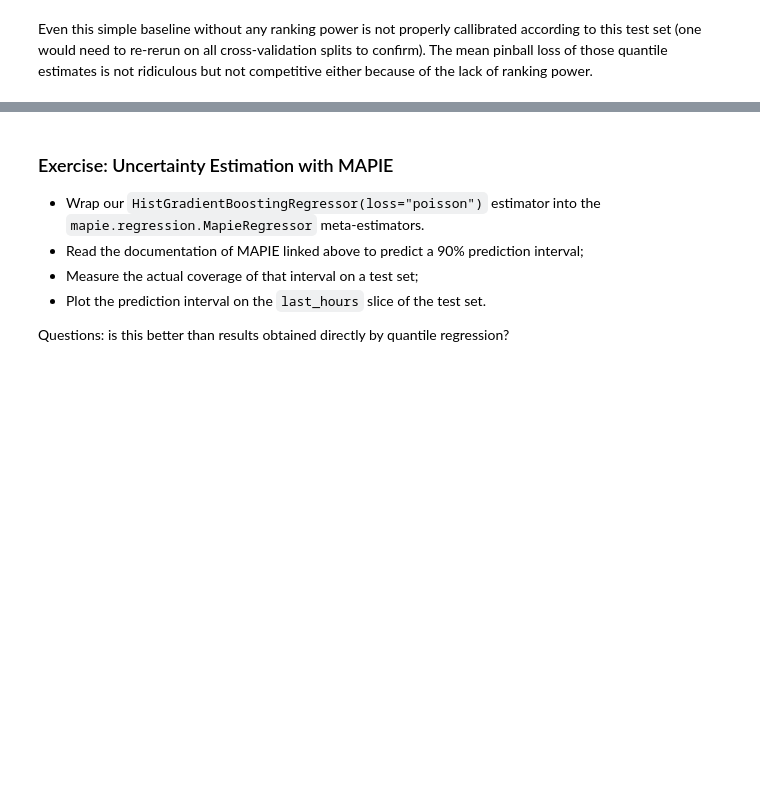
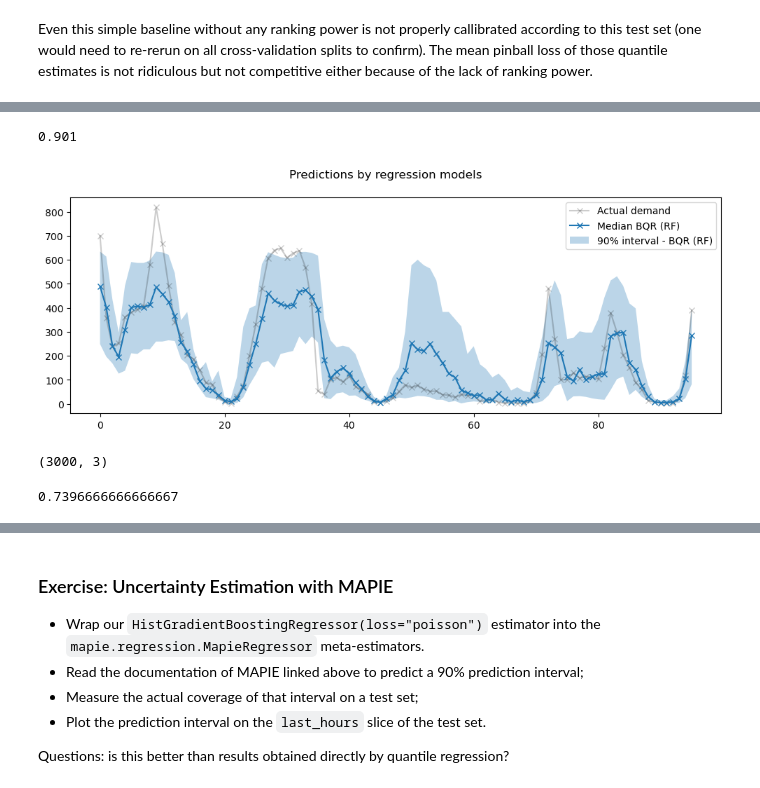
Before and after one commit to ogrisel/euroscipy-2022-time-series, a Jupyter notebook: plot_time_series_feature_engineering.ipynb, the cells around one changed output, grey strips where cells are left out. Cells and saved outputs as stored; diff of their text form; code cells hidden in the pictures; blank space fills up the shorter version.

```diff
--- a/plot_time_series_feature_engineering.ipynb
+++ b/plot_time_series_feature_engineering.ipynb
@@ -790,0 +857,47 @@ Even this simple baseline without any ranking power is not properly callibrated
+# %%
+percentile_5_predictions = quantile_predictions[:, 0]
+percentile_50_predictions = quantile_predictions[:, 1]
+percentile_95_predictions = quantile_predictions[:, 2]
+# %%
+np.logical_and(
+    percentile_5_predictions < y_test,
+    percentile_95_predictions > y_test,
+).mean()
+# %% [output]
+0.901
+# %%
+fig, ax = plt.subplots(figsize=(12, 4))
+fig.suptitle("Predictions by regression models")
+ax.plot(
+    y_test.values[last_hours],
+    "x-",
+    alpha=0.2,
+    label="Actual demand",
+    color="black",
+)
+ax.plot(
+    percentile_50_predictions[last_hours],
+    "x-",
+    label="Median BQR (RF)",
+)
+ax.fill_between(
+    np.arange(96),
+    percentile_5_predictions[last_hours],
+    percentile_95_predictions[last_hours],
+    alpha=0.3,
+    label="90% interval - BQR (RF)"
+)
+_ = ax.legend()
+# %% [output]
+[figure, added]
+# %%
+from sklearn.ensemble import HistGradientBoostingClassifier
+
+
+bqr_gbrt = BinnedQuantileRegressor(estimator=HistGradientBoostingClassifier())
+quantile_predictions = (
+    bqr_gbrt.fit(X_train, y_train).predict_quantiles(X_test, quantiles=[0.05, 0.5, 0.95])
+)
+quantile_predictions.shape
+# %% [output]
+(3000, 3)
@@ -790,0 +908,7 @@ Even this simple baseline without any ranking power is not properly callibrated
+# %%
+np.logical_and(
+    percentile_5_predictions < y_test,
+    percentile_95_predictions > y_test,
+).mean()
+# %% [output]
+0.7396666666666667
```
Also changed, not shown: parts of 41 cells of this notebook.
